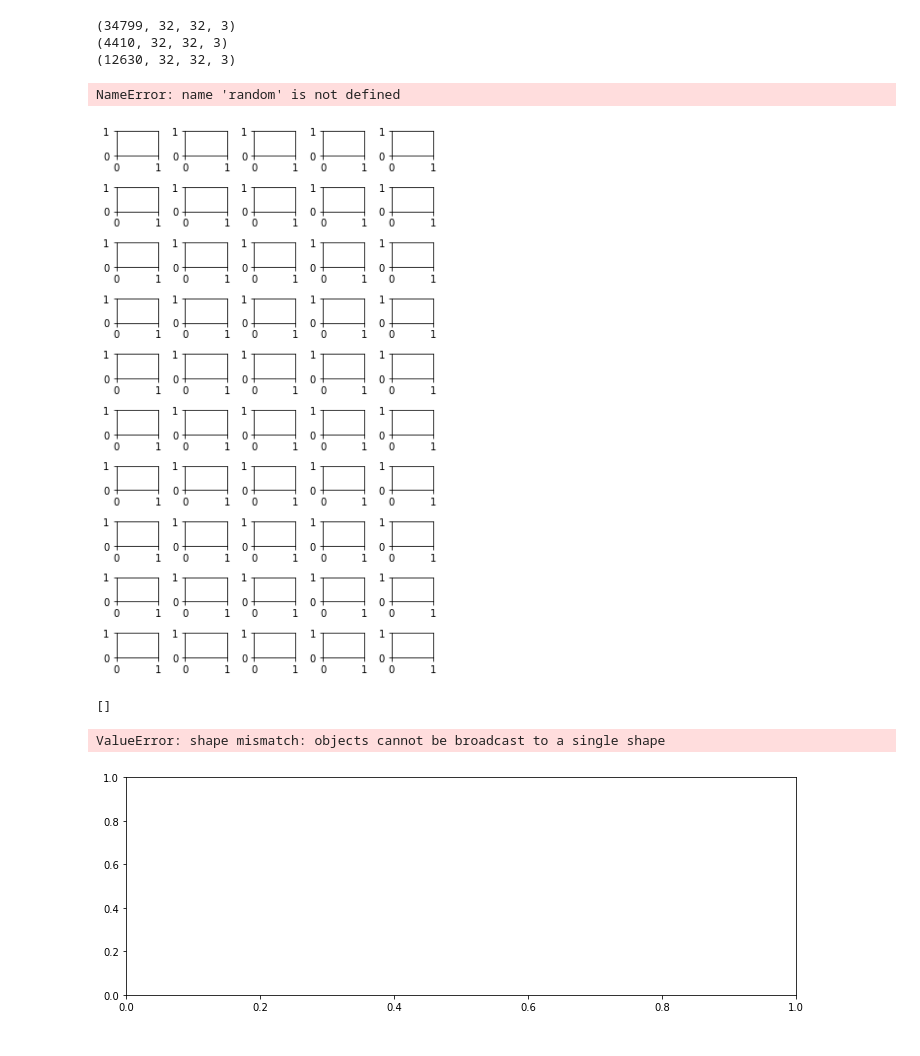
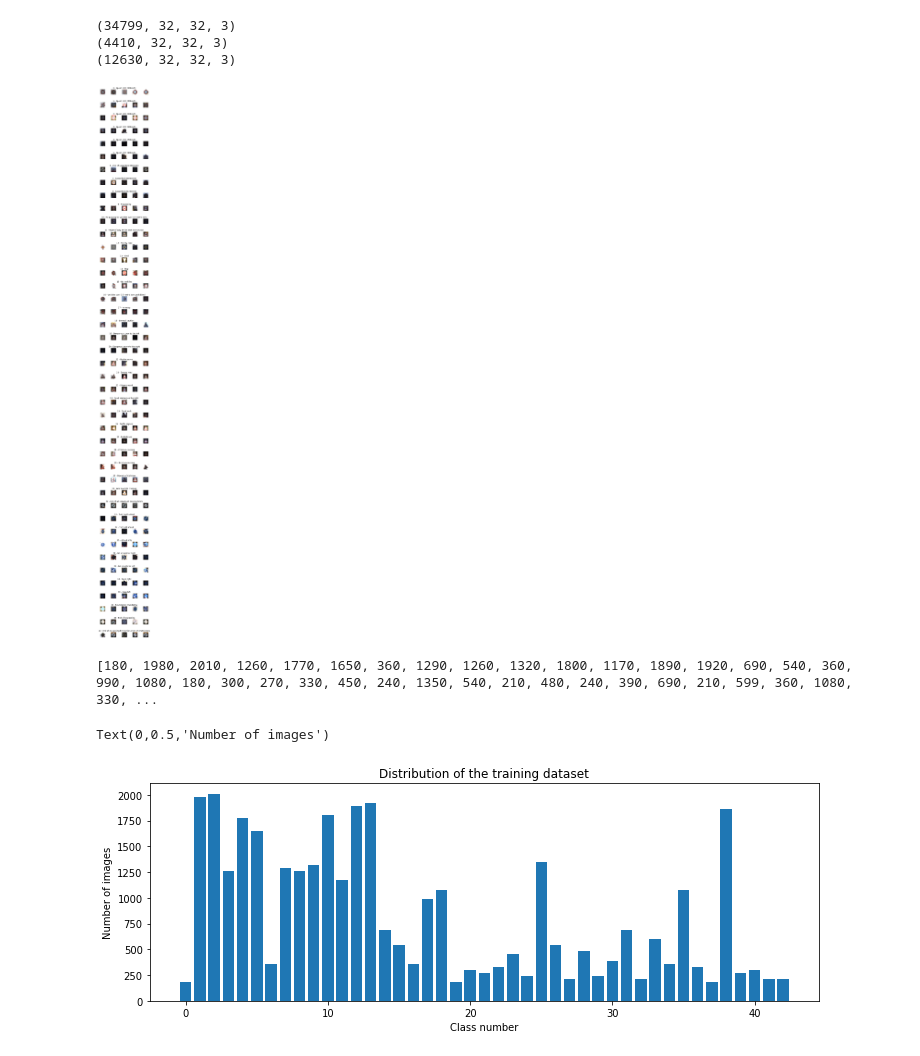
Before and after one commit to AvinashTiwari/Artifical-intelligence, a Jupyter notebook: Self_driving_Car/9_Traffic_Signal/Classify_Road_Symbol.ipynb, the cells around one changed output. Saved outputs shown, nothing was run; the diff lists cells and outputs as text; code cells hidden in the pictures.

```diff
--- a/Self_driving_Car/9_Traffic_Signal/Classify_Road_Symbol.ipynb
+++ b/Self_driving_Car/9_Traffic_Signal/Classify_Road_Symbol.ipynb
@@ -48,22 +60,21 @@ print(X_test.shape)
 # %%
+data = pd.read_csv('german-traffic-signs/signnames.csv')
 num_of_samples = []
+cols = 5
+num_classes = 43
+fig, axs = plt.subplots(nrows=num_classes, ncols=cols, figsize=(5,50))
+fig.tight_layout()
 
-cols = 5
-num_classes = 10
-
-fig, axs = plt.subplots(nrows=num_classes, ncols = cols, figsize=(5, 8))
-fig.tight_layout()
 for i in range(cols):
-    for j in range(num_classes):
+    for j, row in data.iterrows():
         x_selected = X_train[y_train == j]
-        axs[j][i].imshow(x_selected[random.randint(0, len(x_selected - 1)), :, :], cmap=plt.get_cmap("gray"))
+        axs[j][i].imshow(x_selected[random.randint(0,(len(x_selected) - 1)), :, :], cmap=plt.get_cmap('gray'))
         axs[j][i].axis("off")
         if i == 2:
-            axs[j][i].set_title(str(j))
+            axs[j][i].set_title(str(j) + " - " + row["SignName"])
             num_of_samples.append(len(x_selected))
 # %% [output]
-NameError: name 'random' is not defined
-[figure, old version]
+[figure, new version]
 # %%
 print(num_of_samples)
 plt.figure(figsize=(12, 4))
@@ -72,6 +83,6 @@ plt.title("Distribution of the training dataset")
 plt.xlabel("Class number")
 plt.ylabel("Number of images")
 # %% [output]
-[]
+[180, 1980, 2010, 1260, 1770, 1650, 360, 1290, 1260, 1320, 1800, 1170, 1890, 1920, 690, 540, 360, 990, 1080, 180, 300, 270, 330, 450, 240, 1350, 540, 210, 480, 240, 390, 690, 210, 599, 360, 1080, 330, ...
-ValueError: shape mismatch: objects cannot be broadcast to a single shape
+Text(0,0.5,'Number of images')
-[figure, old version]
+[figure, new version]
```
Also changed, not shown: parts of 12 cells of this notebook.
